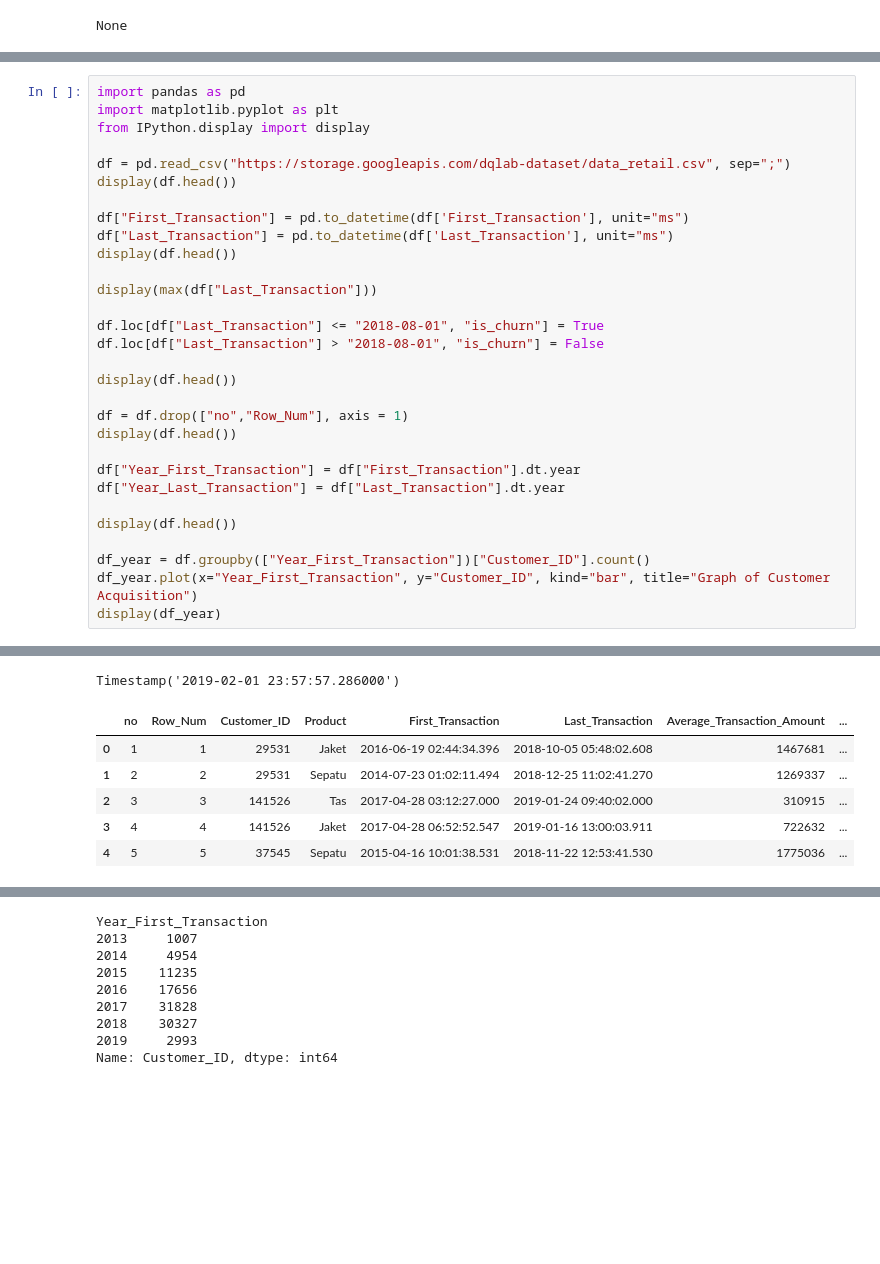
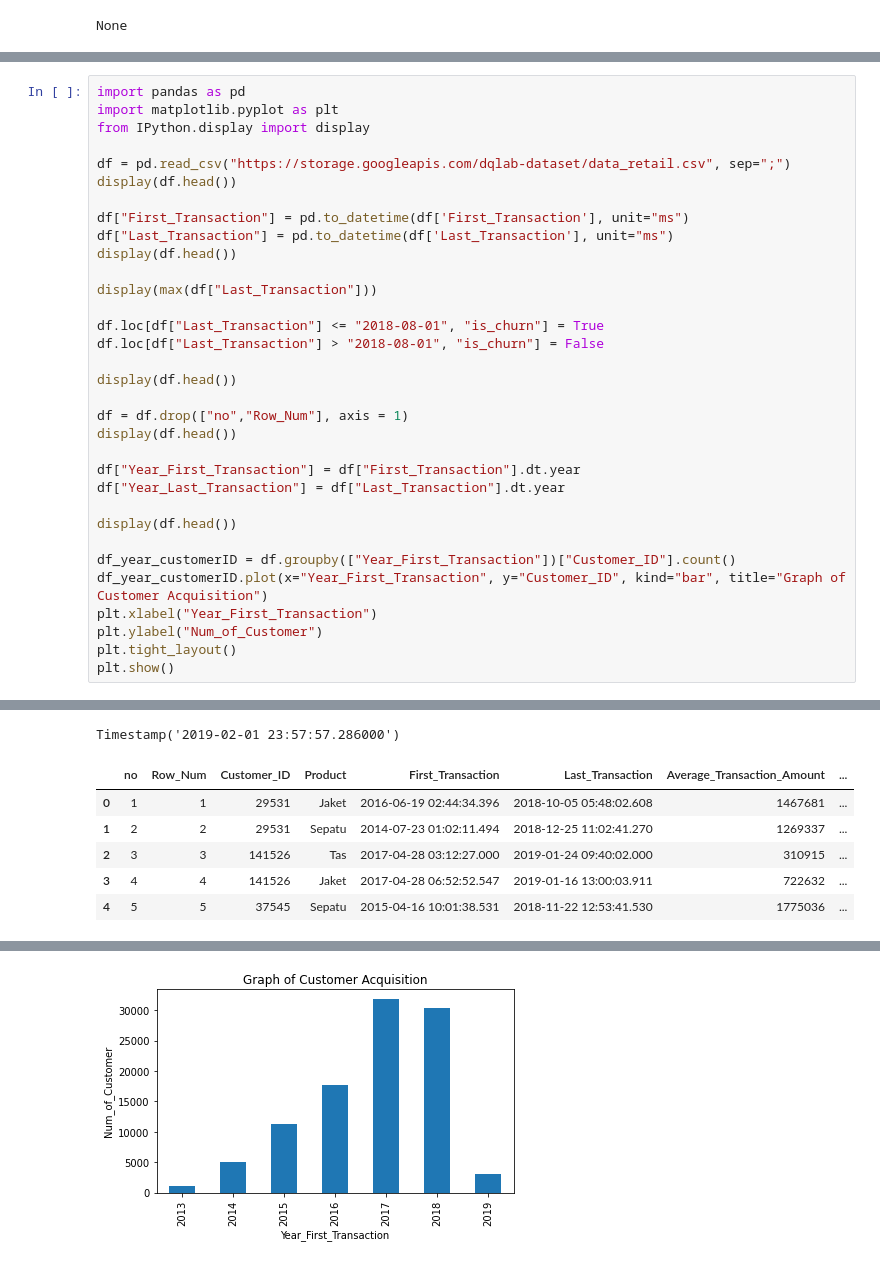
Before and after one commit to UsepSyaikalArifin/DQLab-Academy-Course-Online, a Jupyter notebook: Kelas Fundamental/Data Analyst Project - Business Decisions Research/Jupyter Notebook/main.ipynb, the cells around one changed output, grey strips where cells are left out. Saved outputs shown, nothing was run; the diff lists cells and outputs as text; blank space fills up the shorter version.

```diff
--- a/Kelas Fundamental/Data Analyst Project - Business Decisions Research/Jupyter Notebook/main.ipynb
+++ b/Kelas Fundamental/Data Analyst Project - Business Decisions Research/Jupyter Notebook/main.ipynb
@@ -209,47 +209,42 @@ df["Year_Last_Transaction"] = df["Last_Transaction"].dt.year
 
 display(df.head())
 
-df_year = df.groupby(["Year_First_Transaction"])["Customer_ID"].count()
-df_year.plot(x="Year_First_Transaction", y="Customer_ID", kind="bar", title="Graph of Customer Acquisition")
-display(df_year)
+df_year_customerID = df.groupby(["Year_First_Transaction"])["Customer_ID"].count()
+df_year_customerID.plot(x="Year_First_Transaction", y="Customer_ID", kind="bar", title="Graph of Customer Acquisition")
+plt.xlabel("Year_First_Transaction")
+plt.ylabel("Num_of_Customer")
+plt.tight_layout()
+plt.show()
 # %% [output]
 |  | no | Row_Num | Customer_ID | Product | First_Transaction | Last_Transaction | Average_Transaction_Amount | ... |
 | 0 | 1 | 1 | 29531 | Jaket | 1466304274396 | 1538718482608 | 1467681 | ... |
 | 1 | 2 | 2 | 29531 | Sepatu | 1406077331494 | 1545735761270 | 1269337 | ... |
 | 2 | 3 | 3 | 141526 | Tas | 1493349147000 | 1548322802000 | 310915 | ... |
 | 3 | 4 | 4 | 141526 | Jaket | 1493362372547 | 1547643603911 | 722632 | ... |
 | 4 | 5 | 5 | 37545 | Sepatu | 1429178498531 | 1542891221530 | 1775036 | ... |
 |  | no | Row_Num | Customer_ID | Product | First_Transaction | Last_Transaction | Average_Transaction_Amount | ... |
 | 0 | 1 | 1 | 29531 | Jaket | 2016-06-19 02:44:34.396 | 2018-10-05 05:48:02.608 | 1467681 | ... |
 | 1 | 2 | 2 | 29531 | Sepatu | 2014-07-23 01:02:11.494 | 2018-12-25 11:02:41.270 | 1269337 | ... |
 | 2 | 3 | 3 | 141526 | Tas | 2017-04-28 03:12:27.000 | 2019-01-24 09:40:02.000 | 310915 | ... |
 | 3 | 4 | 4 | 141526 | Jaket | 2017-04-28 06:52:52.547 | 2019-01-16 13:00:03.911 | 722632 | ... |
 | 4 | 5 | 5 | 37545 | Sepatu | 2015-04-16 10:01:38.531 | 2018-11-22 12:53:41.530 | 1775036 | ... |
 Timestamp('2019-02-01 23:57:57.286000')
 |  | no | Row_Num | Customer_ID | Product | First_Transaction | Last_Transaction | Average_Transaction_Amount | ... |
 | 0 | 1 | 1 | 29531 | Jaket | 2016-06-19 02:44:34.396 | 2018-10-05 05:48:02.608 | 1467681 | ... |
 | 1 | 2 | 2 | 29531 | Sepatu | 2014-07-23 01:02:11.494 | 2018-12-25 11:02:41.270 | 1269337 | ... |
 | 2 | 3 | 3 | 141526 | Tas | 2017-04-28 03:12:27.000 | 2019-01-24 09:40:02.000 | 310915 | ... |
 | 3 | 4 | 4 | 141526 | Jaket | 2017-04-28 06:52:52.547 | 2019-01-16 13:00:03.911 | 722632 | ... |
 | 4 | 5 | 5 | 37545 | Sepatu | 2015-04-16 10:01:38.531 | 2018-11-22 12:53:41.530 | 1775036 | ... |
 |  | Customer_ID | Product | First_Transaction | Last_Transaction | Average_Transaction_Amount | Count_Transaction | ... |
 | 0 | 29531 | Jaket | 2016-06-19 02:44:34.396 | 2018-10-05 05:48:02.608 | 1467681 | 22 | ... |
 | 1 | 29531 | Sepatu | 2014-07-23 01:02:11.494 | 2018-12-25 11:02:41.270 | 1269337 | 41 | ... |
 | 2 | 141526 | Tas | 2017-04-28 03:12:27.000 | 2019-01-24 09:40:02.000 | 310915 | 30 | ... |
 | 3 | 141526 | Jaket | 2017-04-28 06:52:52.547 | 2019-01-16 13:00:03.911 | 722632 | 27 | ... |
 | 4 | 37545 | Sepatu | 2015-04-16 10:01:38.531 | 2018-11-22 12:53:41.530 | 1775036 | 25 | ... |
 |  | Customer_ID | Product | First_Transaction | Last_Transaction | Average_Transaction_Amount | Count_Transaction | ... |
 | 0 | 29531 | Jaket | 2016-06-19 02:44:34.396 | 2018-10-05 05:48:02.608 | 1467681 | 22 | ... |
 | 1 | 29531 | Sepatu | 2014-07-23 01:02:11.494 | 2018-12-25 11:02:41.270 | 1269337 | 41 | ... |
 | 2 | 141526 | Tas | 2017-04-28 03:12:27.000 | 2019-01-24 09:40:02.000 | 310915 | 30 | ... |
 | 3 | 141526 | Jaket | 2017-04-28 06:52:52.547 | 2019-01-16 13:00:03.911 | 722632 | 27 | ... |
 | 4 | 37545 | Sepatu | 2015-04-16 10:01:38.531 | 2018-11-22 12:53:41.530 | 1775036 | 25 | ... |
-Year_First_Transaction
-2013     1007
-2014     4954
-2015    11235
-2016    17656
-2017    31828
-2018    30327
-2019     2993
-Name: Customer_ID, dtype: int64
+[figure, added]
```
Also changed, not shown: parts of 1 cell of this notebook.
